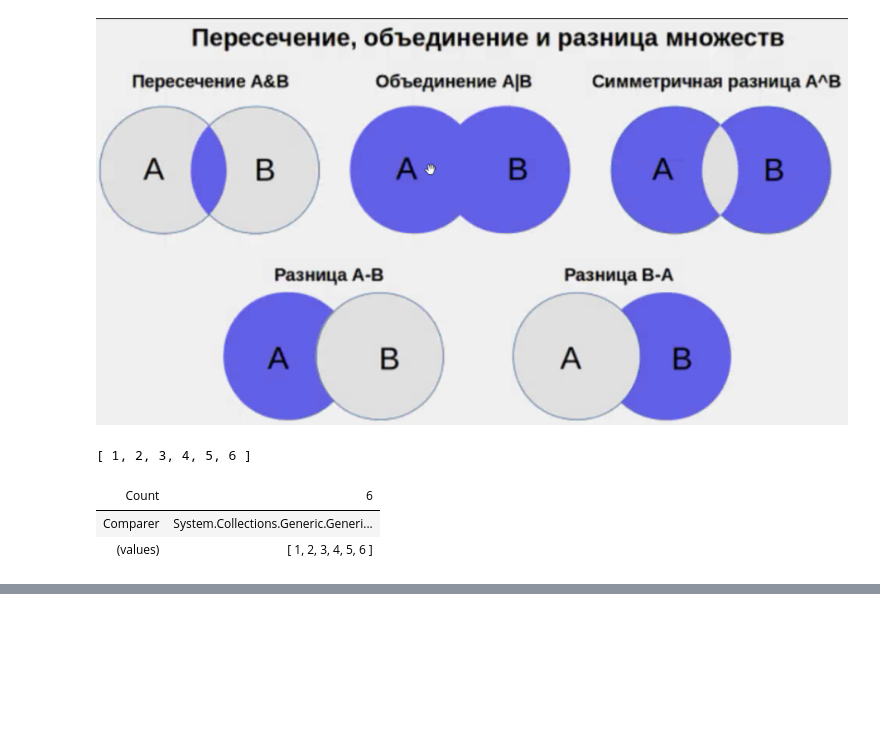
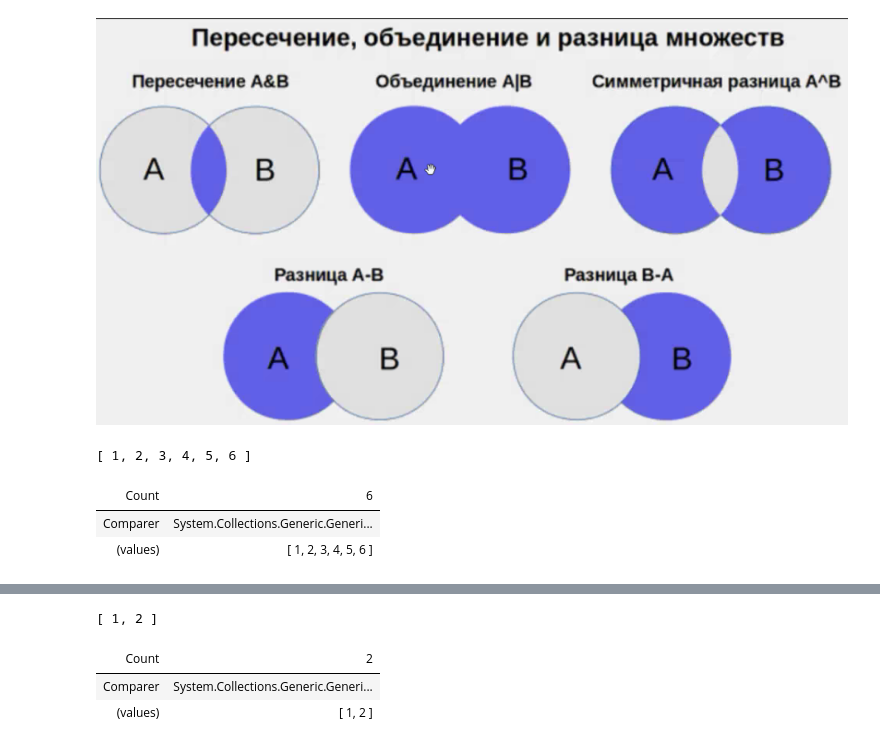
Before and after one commit to vokelilekov/mobile-221-3210-Lilekov, a Jupyter notebook: _notebook/Set.ipynb, the cells around one changed output, grey strips where cells are left out. Drawn from its saved outputs; the diff is of its cells as text; code cells hidden in the pictures; blank space fills up the shorter version.

```diff
--- a/_notebook/Set.ipynb
+++ b/_notebook/Set.ipynb
@@ -37,0 +43,12 @@ a
+# %%
+HashSet<int> a = new() { 1, 2, 3, 4 };
+HashSet<int> b = new() { 3, 4, 5, 6 };
+
+// Разность множеств
+a.ExceptWith(b);
+a
+# %% [output]
+[ 1, 2 ]
+| Count | 2 |
+| Comparer | System.Collections.Generic.Generi... |
+| (values) | [ 1, 2 ] |
```
Also changed, not shown: parts of 5 cells of this notebook, 2 other files.
